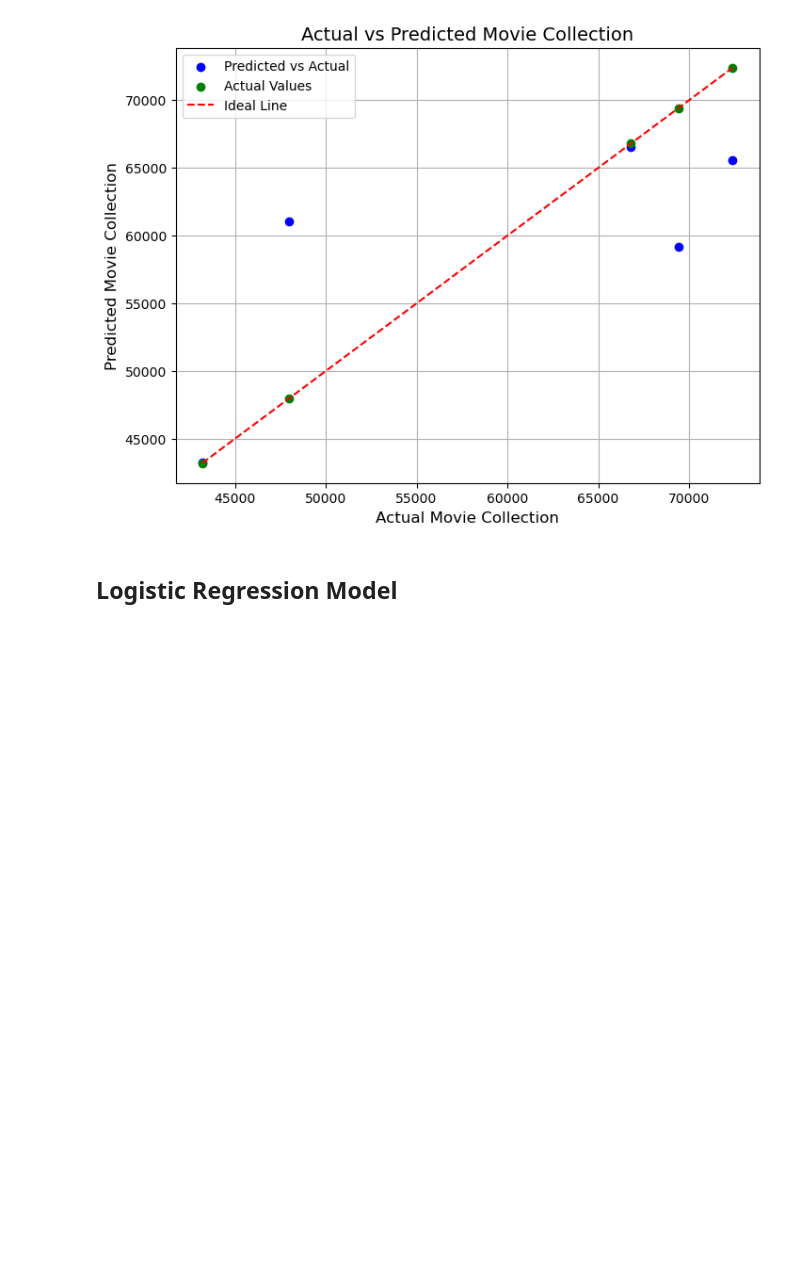
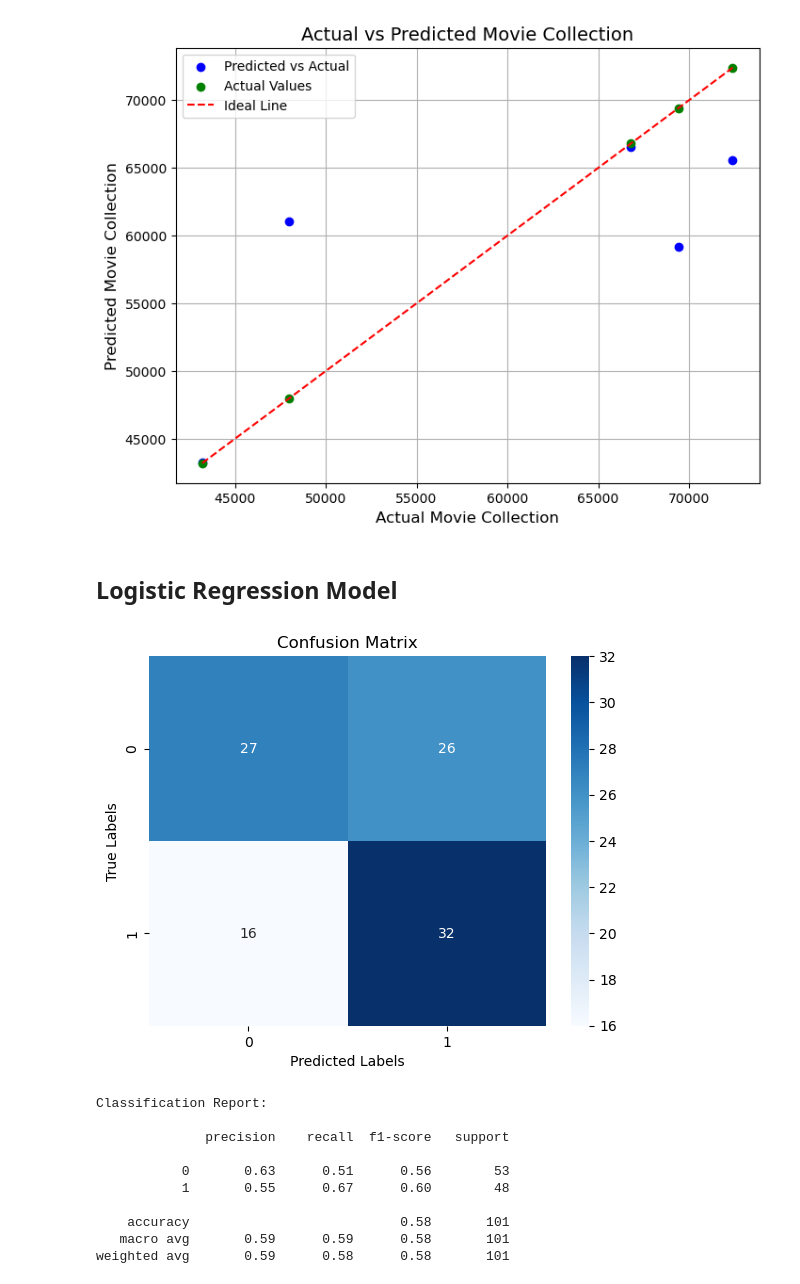
Before and after one commit to Nikola671/TP2_AB_NM, a Jupyter notebook: TP2_AB_NM.ipynb, the cells around one changed output. Cells and saved outputs as stored; diff of their text form; code cells hidden in the pictures; blank space fills up the shorter version.

```diff
--- a/TP2_AB_NM.ipynb
+++ b/TP2_AB_NM.ipynb
@@ -286,3 +286,53 @@ plt.show()
 [figure]
 # %% [markdown]
 ## Logistic Regression Model
+# %%
+# Correct variable references for logistic regression
+X2 = X_encoded.drop(columns=['Start_Tech_Oscar'], axis=1)
+y2 = X_encoded['Start_Tech_Oscar']
+
+# Reserve the first five rows for comparison
+X2_validation = X2.iloc[:5]
+y2_validation = y2.iloc[:5]
+
+# Use the rest of the data for training and testing
+X2_remaining = X2.iloc[5:]
+y2_remaining = y2.iloc[5:]
+
+# Train-test split on the data
+X2_train, X2_test, y2_train, y2_test = train_test_split(X2_remaining, y2_remaining, test_size=0.20, random_state=5)
+
+# Initialize the logistic regression model
+LogModel = LogisticRegression(max_iter=1750)
+
+# Train the model on the training data
+LogModel.fit(X2_train.values, y2_train.values)
+
+# Predictions on the test data
+y2_pred = LogModel.predict(X2_test.values)
+
+# Generate the confusion matrix
+conf_matrix = confusion_matrix(y2_test, y2_pred)
+
+# Plot confusion matrix
+sns.heatmap(conf_matrix, annot=True, fmt="d", cmap="Blues")
+plt.title("Confusion Matrix")
+plt.xlabel("Predicted Labels")
+plt.ylabel("True Labels")
+plt.show()
+
+# Classification report
+print("Classification Report:\n")
+print(classification_report(y2_test, y2_pred))
+# %% [output]
+[figure, added]
+Classification Report:
+
+              precision    recall  f1-score   support
+
+           0       0.63      0.51      0.56        53
+           1       0.55      0.67      0.60        48
+
+    accuracy                           0.58       101
+   macro avg       0.59      0.59      0.58       101
+weighted avg       0.59      0.58      0.58       101
```
